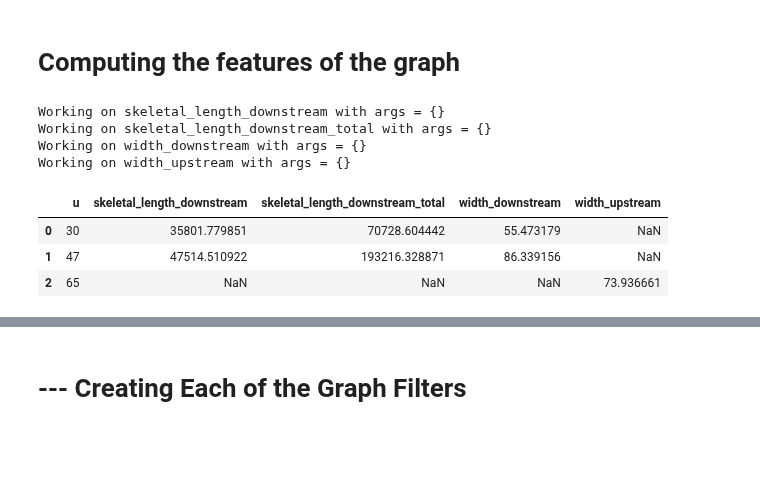
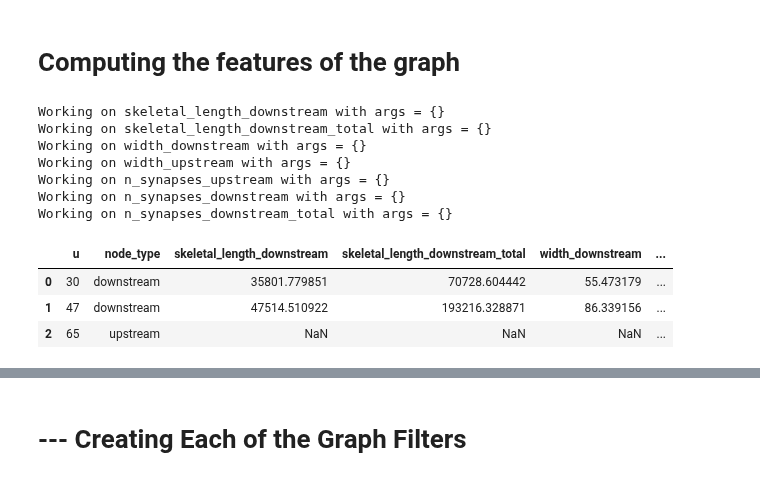
Before and after one commit to celiibrendan/neuron_mesh_tools, a Jupyter notebook: Auto_Proofreading/Error_Detection_Rules/Version_6_Synapses/Rule_3_Low_Degree_Branching_vp2.ipynb, the cells around one changed output, grey strips where cells are left out. Saved outputs shown, nothing was run; the diff lists cells and outputs as text; code cells hidden in the pictures; blank space fills up the shorter version.

```diff
--- a/Auto_Proofreading/Error_Detection_Rules/Version_6_Synapses/Rule_3_Low_Degree_Branching_vp2.ipynb
+++ b/Auto_Proofreading/Error_Detection_Rules/Version_6_Synapses/Rule_3_Low_Degree_Branching_vp2.ipynb
@@ -234,35 +280,56 @@ upstream_branch = 65
 # %%
 import networkx_utils as xu
 node_functions = [
     dict(name="skeletal_length_downstream",
      function = nst.skeletal_length_downstream,
      nodes_to_compute = downstream_branches),
 
     dict(name="skeletal_length_downstream_total",
      function = nst.skeletal_length_downstream_total,
      nodes_to_compute = downstream_branches,),
 
     dict(name="width_downstream",
      function = nst.width_downstream,
      nodes_to_compute = downstream_branches,),
 
     dict(name="width_upstream",
      function = nst.width_upstream,
-     nodes_to_compute = upstream_branch,)
+     nodes_to_compute = upstream_branch,),
+
+    dict(name="n_synapses_upstream",
+        function = nst.n_synapses_upstream,
+        nodes_to_compute = upstream_branch),
+
+    dict(name="n_synapses_downstream",
+        function = nst.n_synapses_downstream,
+        nodes_to_compute = downstream_branches),
+
+    dict(name="n_synapses_downstream_total",
+        function = nst.n_synapses_downstream_total,
+        nodes_to_compute = downstream_branches),
 
 ]
+
+import general_utils as gu
+node_type_dict = gu.merge_dicts([{upstream_branch:dict(node_type="upstream")},{k:dict(node_type="downstream") for k in downstream_branches}])
+
+xu.set_node_attributes_dict(G,node_type_dict)
 
 nst.compute_node_attributes(G,
                        limb_obj,
                         node_functions=node_functions,
                        verbose = True)
-xu.node_df(G)
+n_df = xu.node_df(G)
+n_df
 # %% [output]
 Working on skeletal_length_downstream with args = {}
 Working on skeletal_length_downstream_total with args = {}
 Working on width_downstream with args = {}
 Working on width_upstream with args = {}
+Working on n_synapses_upstream with args = {}
+Working on n_synapses_downstream with args = {}
+Working on n_synapses_downstream_total with args = {}
-|  | u | skeletal_length_downstream | skeletal_length_downstream_total | width_downstream | width_upstream |
-| 0 | 30 | 35801.779851 | 70728.604442 | 55.473179 | NaN |
-| 1 | 47 | 47514.510922 | 193216.328871 | 86.339156 | NaN |
-| 2 | 65 | NaN | NaN | NaN | 73.936661 |
+|  | u | node_type | skeletal_length_downstream | skeletal_length_downstream_total | width_downstream | ... |
+| 0 | 30 | downstream | 35801.779851 | 70728.604442 | 55.473179 | ... |
+| 1 | 47 | downstream | 47514.510922 | 193216.328871 | 86.339156 | ... |
+| 2 | 65 | upstream | NaN | NaN | NaN | ... |
```
Also changed, not shown: parts of 18 cells of this notebook, 9 other files.
